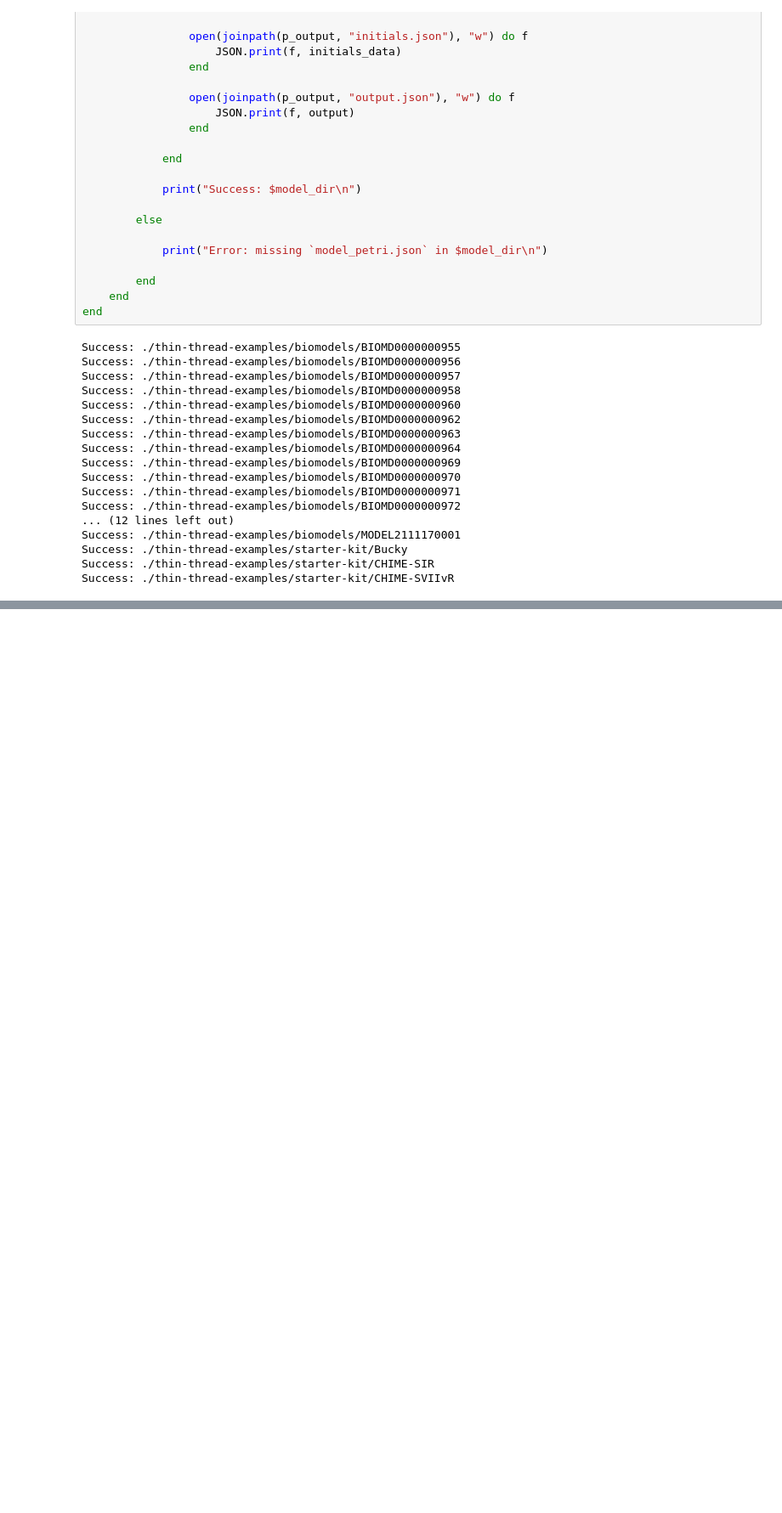
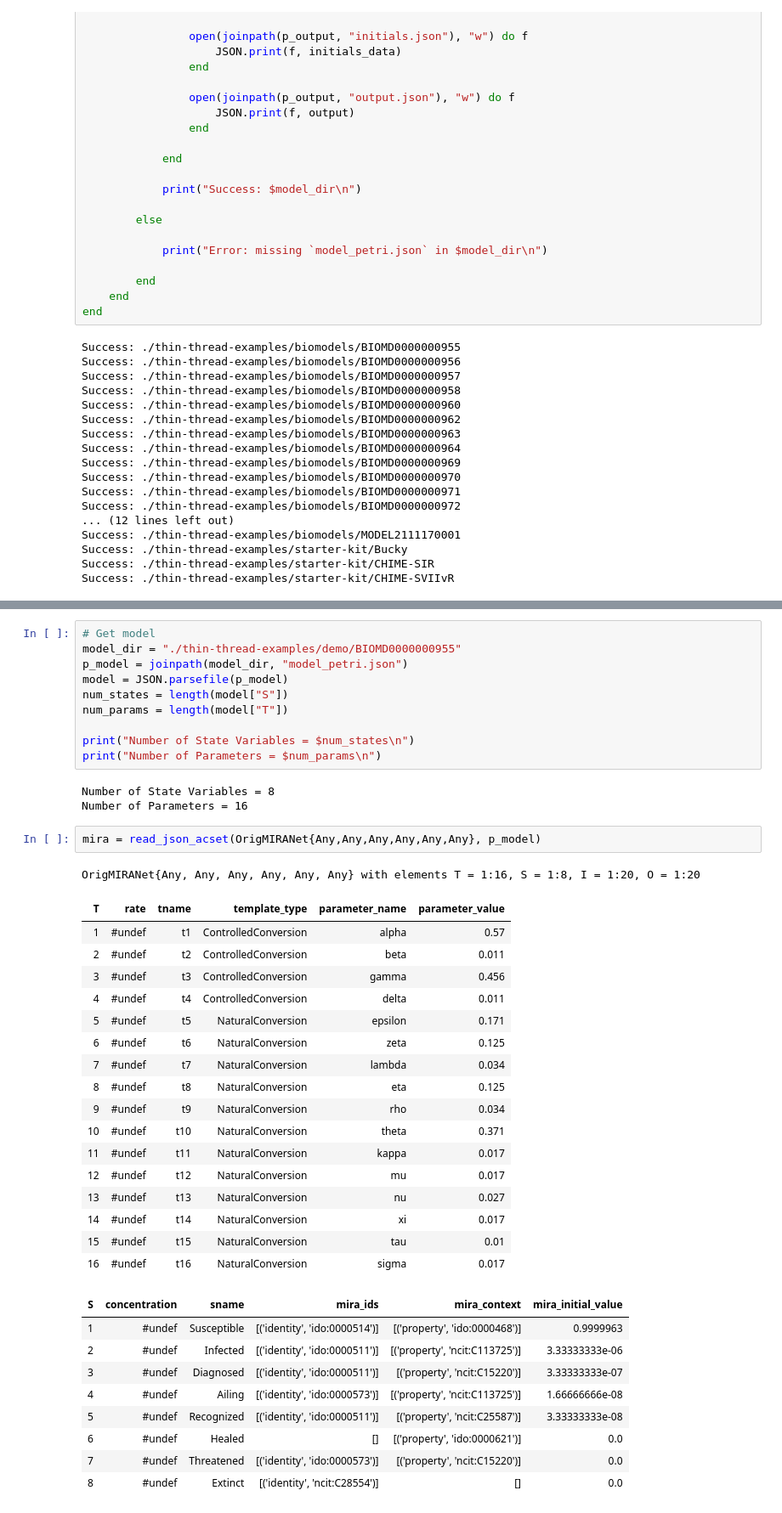
Before and after one commit to DARPA-ASKEM/experiments, a Jupyter notebook: notebooks/Nelson/json2mtk/json2mtk.ipynb, the cells around one changed output, grey strips where cells are left out. Shown at 85% size. Cells and saved outputs as stored; diff of their text form; blank space fills up the shorter version.

Commit message:
Executed demo SIDARTHE scenarios

```diff
--- a/notebooks/Nelson/json2mtk/json2mtk.ipynb
+++ b/notebooks/Nelson/json2mtk/json2mtk.ipynb
@@ -307,0 +306,43 @@ Success: ./thin-thread-examples/starter-kit/CHIME-SVIIvR
+# %%
+# Get model
+model_dir = "./thin-thread-examples/demo/BIOMD0000000955"
+p_model = joinpath(model_dir, "model_petri.json")
+model = JSON.parsefile(p_model)
+num_states = length(model["S"])
+num_params = length(model["T"])
+
+print("Number of State Variables = $num_states\n")
+print("Number of Parameters = $num_params\n")
+# %% [output]
+Number of State Variables = 8
+Number of Parameters = 16
+# %%
+mira = read_json_acset(OrigMIRANet{Any,Any,Any,Any,Any,Any}, p_model)
+# %% [output]
+OrigMIRANet{Any, Any, Any, Any, Any, Any} with elements T = 1:16, S = 1:8, I = 1:20, O = 1:20
+| T | rate | tname | template_type | parameter_name | parameter_value |
+| 1 | #undef | t1 | ControlledConversion | alpha | 0.57 |
+| 2 | #undef | t2 | ControlledConversion | beta | 0.011 |
+| 3 | #undef | t3 | ControlledConversion | gamma | 0.456 |
+| 4 | #undef | t4 | ControlledConversion | delta | 0.011 |
+| 5 | #undef | t5 | NaturalConversion | epsilon | 0.171 |
+| 6 | #undef | t6 | NaturalConversion | zeta | 0.125 |
+| 7 | #undef | t7 | NaturalConversion | lambda | 0.034 |
+| 8 | #undef | t8 | NaturalConversion | eta | 0.125 |
+| 9 | #undef | t9 | NaturalConversion | rho | 0.034 |
+| 10 | #undef | t10 | NaturalConversion | theta | 0.371 |
+| 11 | #undef | t11 | NaturalConversion | kappa | 0.017 |
+| 12 | #undef | t12 | NaturalConversion | mu | 0.017 |
+| 13 | #undef | t13 | NaturalConversion | nu | 0.027 |
+| 14 | #undef | t14 | NaturalConversion | xi | 0.017 |
+| 15 | #undef | t15 | NaturalConversion | tau | 0.01 |
+| 16 | #undef | t16 | NaturalConversion | sigma | 0.017 |
+| S | concentration | sname | mira_ids | mira_context | mira_initial_value |
+| 1 | #undef | Susceptible | [('identity', 'ido:0000514')] | [('property', 'ido:0000468')] | 0.9999963 |
+| 2 | #undef | Infected | [('identity', 'ido:0000511')] | [('property', 'ncit:C113725')] | 3.33333333e-06 |
+| 3 | #undef | Diagnosed | [('identity', 'ido:0000511')] | [('property', 'ncit:C15220')] | 3.33333333e-07 |
+| 4 | #undef | Ailing | [('identity', 'ido:0000573')] | [('property', 'ncit:C113725')] | 1.66666666e-08 |
+| 5 | #undef | Recognized | [('identity', 'ido:0000511')] | [('property', 'ncit:C25587')] | 3.33333333e-08 |
+| 6 | #undef | Healed | [] | [('property', 'ido:0000621')] | 0.0 |
+| 7 | #undef | Threatened | [('identity', 'ido:0000573')] | [('property', 'ncit:C15220')] | 0.0 |
+| 8 | #undef | Extinct | [('identity', 'ncit:C28554')] | [] | 0.0 |
```
Also changed, not shown: parts of 9 cells of this notebook, 30 other files.
